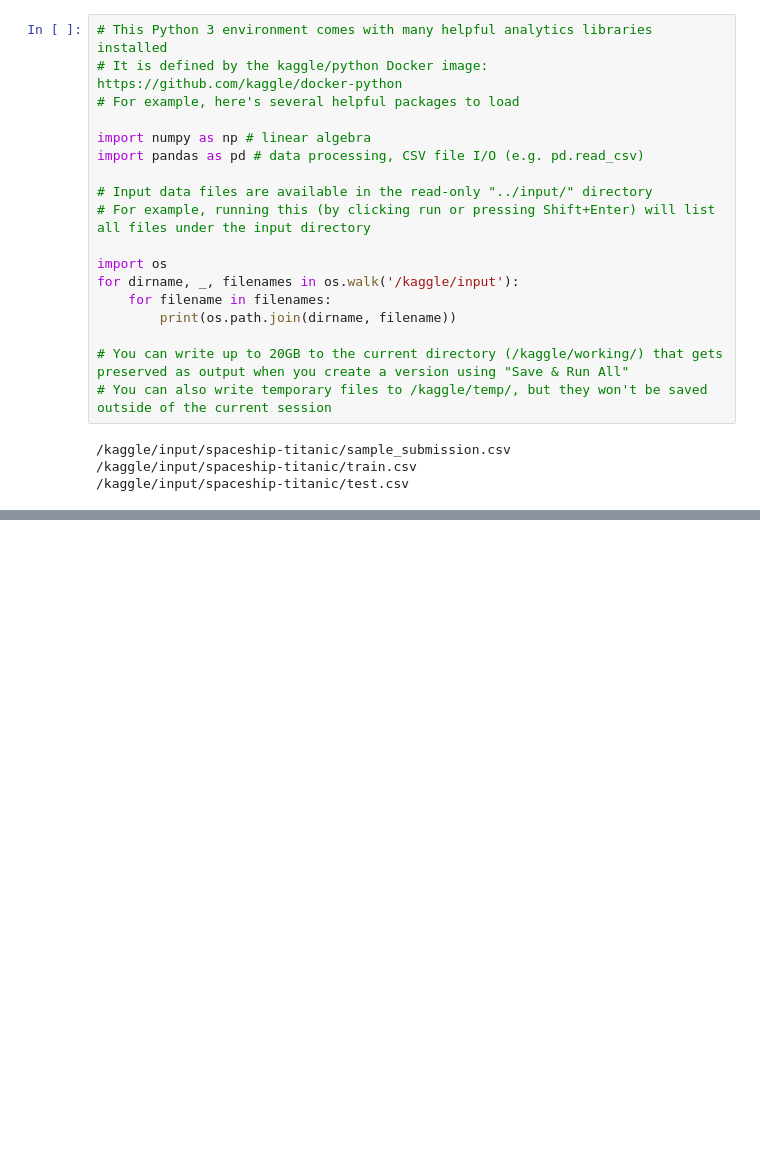
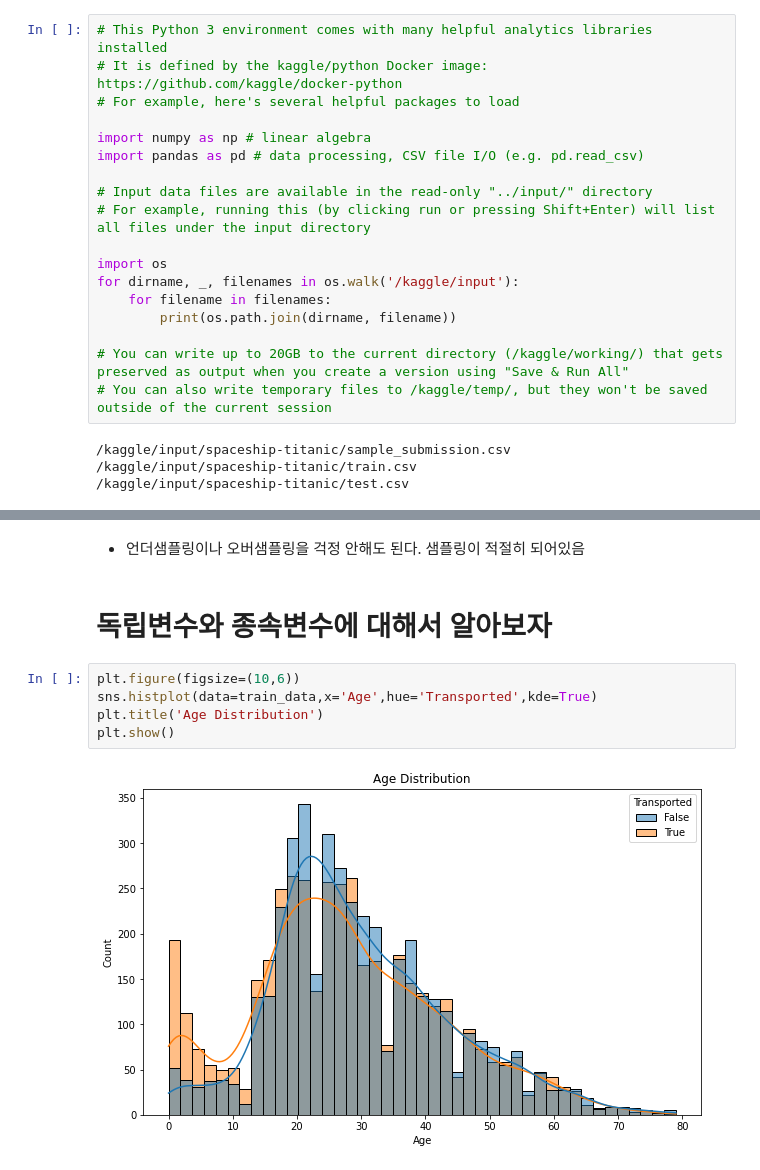
Before and after one commit to Kimyoungjae777/spaceship_titanic-project, a Jupyter notebook: kim-young-jae-analyst.ipynb, the cells around one changed output, grey strips where cells are left out. Cells and saved outputs as stored; diff of their text form; blank space fills up the shorter version.

```diff
--- a/kim-young-jae-analyst.ipynb
+++ b/kim-young-jae-analyst.ipynb
@@ -556,0 +128,11 @@ X_train , X_test , y_train , y_test = train_test_split(X ,
+# %% [markdown]
+- 언더샘플링이나 오버샘플링을 걱정 안해도 된다. 샘플링이 적절히 되어있음
+# %% [markdown]
+# 독립변수와 종속변수에 대해서 알아보자
+# %%
+plt.figure(figsize=(10,6))
+sns.histplot(data=train_data,x='Age',hue='Transported',kde=True)
+plt.title('Age Distribution')
+plt.show()
+# %% [output]
+[figure, added]
```
Also changed, not shown: parts of 127 cells of this notebook.
